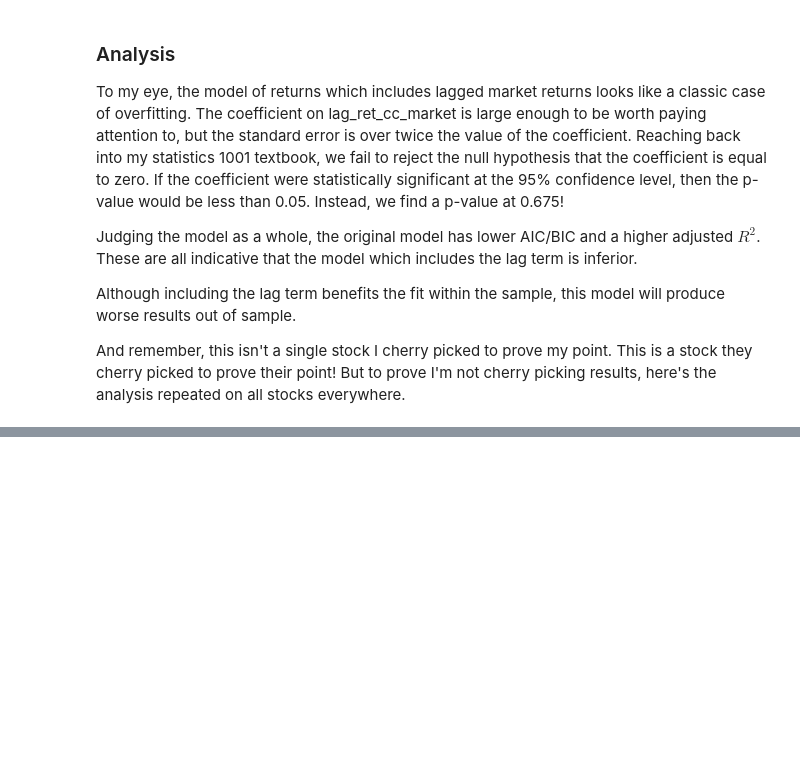
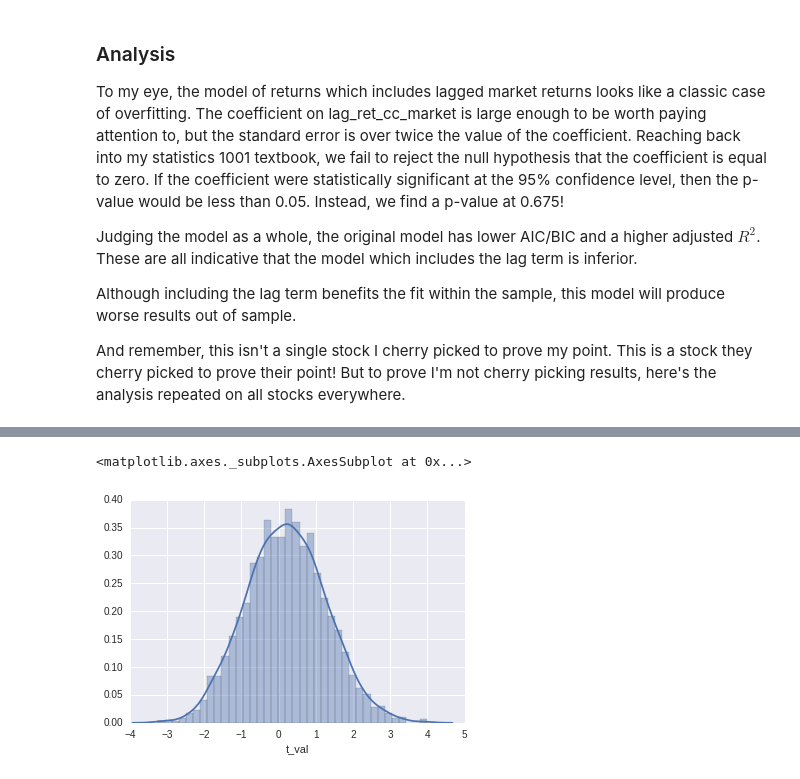
Before and after one commit to Anhmike/wmcm, a Jupyter notebook: ddm_tests/Beta_Lag_Effect.ipynb, the cells around one changed output, grey strips where cells are left out. Cells and saved outputs as stored; diff of their text form; code cells hidden in the pictures; blank space fills up the shorter version.

```diff
--- a/ddm_tests/Beta_Lag_Effect.ipynb
+++ b/ddm_tests/Beta_Lag_Effect.ipynb
@@ -178,0 +210,18 @@ Blah, blah, blah.
+# %%
+data_rows = len(stocks['market'].adj_returns.index)
+
+for key in list(stocks.keys()): #list(stock.keys()) allows you to delete while iterating
+    if key=='market':
+        continue
+    if len(stocks[key].adj_returns.index) == data_rows: # Make sure stock alive through whole period.
+        stocks[key].analysis_df = stocks[key].adj_returns
+        stocks[key].analysis_df = pd.merge(left = stocks[key].analysis_df, right = stocks['market'].adj_returns,
+                                           left_index = True, right_index = True, suffixes = ('', '_market'), how = 'left')
+        stocks[key].analysis_df['lag_ret_cc_market'] = stocks[key].analysis_df['ret_cc_market'].shift(1)
+
+        stocks[key].model_sr = sm.ols('ret_cc ~ ret_cc_market', data=stocks[key].analysis_df).fit()
+        stocks[key].model_mr = sm.ols('ret_cc ~ ret_cc_market + lag_ret_cc_market', data=stocks[key].analysis_df).fit()
+    else:
+        del stocks[key]
+# %%
+plot_data = pd.DataFrame(index=stocks.keys())
@@ -178,0 +230,24 @@ Blah, blah, blah.
+# %%
+def get_plot_data(df):
+    df['t_val'] = df.index.map(lambda x : stocks[x].model_mr.tvalues[2])
+    df['market_cap'] = df.index.map(lambda x : stocks[x].market_cap)
+    df['units'] = df['market_cap'].astype('str').str[-1:]
+    df['market_cap'] = df['market_cap'].astype('str').str[:-1]
+
+    df['new_units'] = np.nan
+    df.loc[df['units'] == 'B', 'new_units'] = 1000000000
+    df.loc[df['units'] == 'M', 'new_units'] = 1000000
+
+    df['new_market_cap'] = pd.to_numeric(df['market_cap'], errors = 'coerce')
+
+    df['new_market_cap'] = df['new_market_cap'] * df['new_units']
+
+    df['market_cap'] = df['new_market_cap']
+    df.drop(['units', 'new_units', 'new_market_cap'], axis = 1, inplace = True)
+    df.columns = ['t_val', 'market_cap']
+
+    return df
+# %%
+plot_data.drop('market', inplace=True)
+plot_data = get_plot_data(plot_data)
+plot_data.head()
@@ -178,0 +261,6 @@ Blah, blah, blah.
+# %%
+plot_data = plot_data.loc[plot_data['market_cap'].notnull()]
+sns.distplot(plot_data['t_val'])
+# %% [output]
+<matplotlib.axes._subplots.AxesSubplot at 0x...>
+[figure, added]
```
Also changed, not shown: parts of 13 cells of this notebook, 2 other files.
